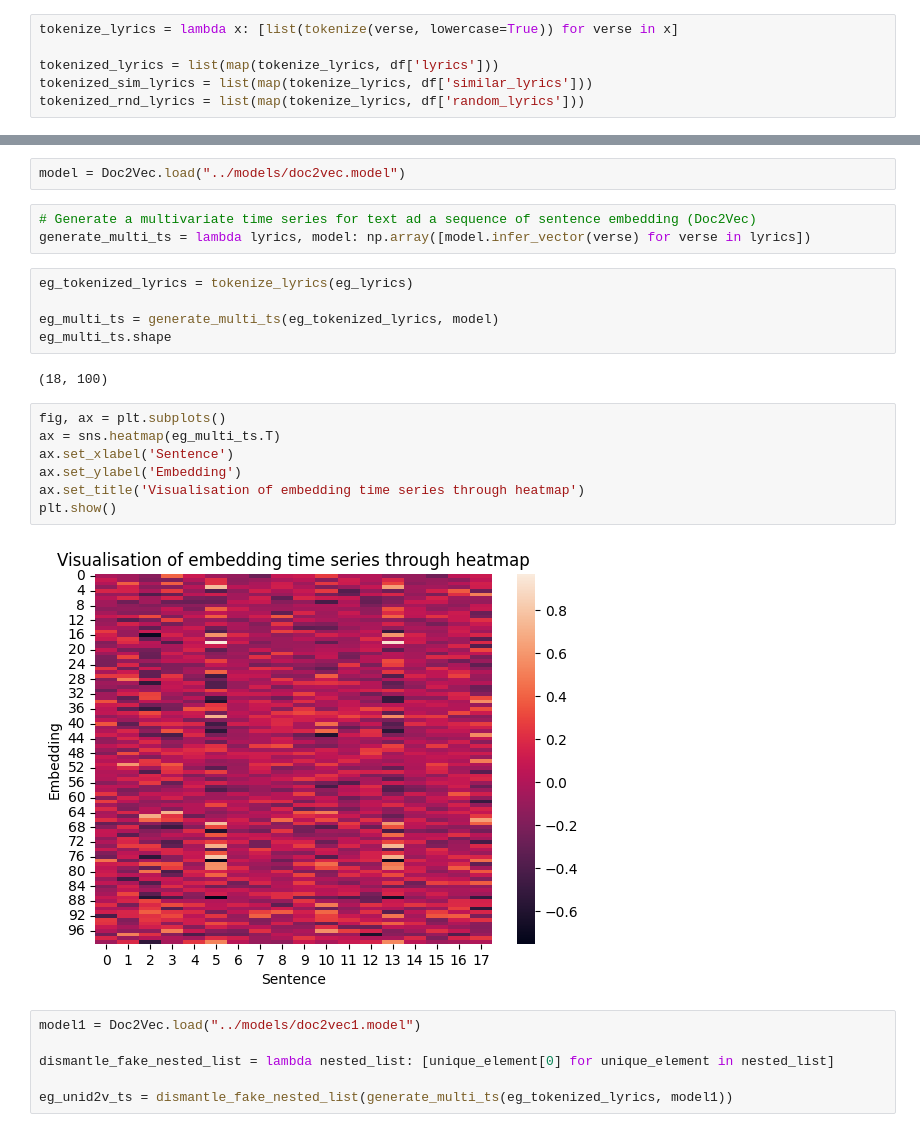
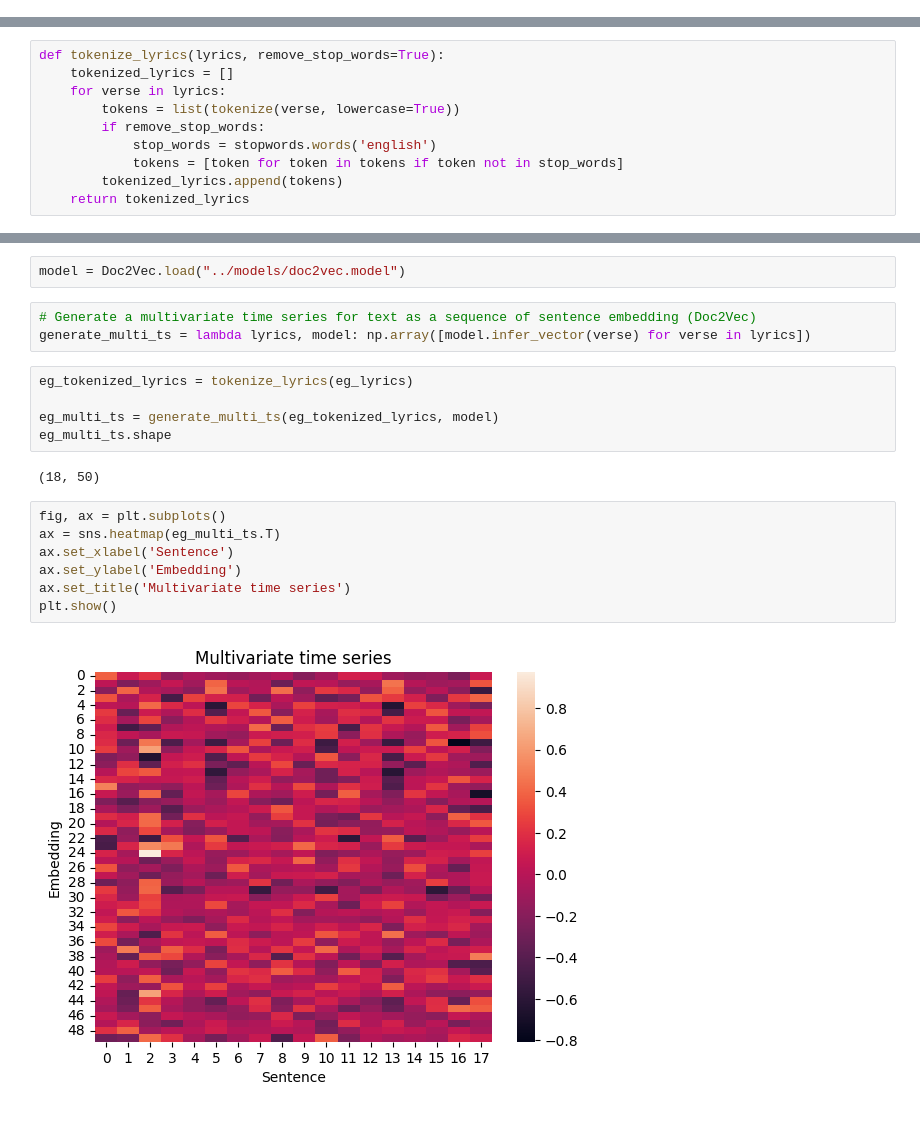
Before and after one commit to mattiapggioli/lyrics2ts, a Jupyter notebook: notebooks/embedding_ts_generation.ipynb, the cells around one changed output, grey strips where cells are left out. Saved outputs shown, nothing was run; the diff lists cells and outputs as text.

```diff
--- a/notebooks/embedding_ts_generation.ipynb
+++ b/notebooks/embedding_ts_generation.ipynb
@@ -257,8 +306,2 @@ ___
 # %% [markdown]
 ## Doc2Vec
-# %%
-tokenize_lyrics = lambda x: [list(tokenize(verse, lowercase=True)) for verse in x]
-
-tokenized_lyrics = list(map(tokenize_lyrics, df['lyrics']))
-tokenized_sim_lyrics = list(map(tokenize_lyrics, df['similar_lyrics']))
-tokenized_rnd_lyrics = list(map(tokenize_lyrics, df['random_lyrics']))
@@ -284,0 +308,10 @@ random.choice(tokenized_rnd_lyrics)
+# %%
+def tokenize_lyrics(lyrics, remove_stop_words=True):
+    tokenized_lyrics = []
+    for verse in lyrics:
+        tokens = list(tokenize(verse, lowercase=True))
+        if remove_stop_words:
+            stop_words = stopwords.words('english')
+            tokens = [token for token in tokens if token not in stop_words]
+        tokenized_lyrics.append(tokens)
+    return tokenized_lyrics
@@ -285,7 +339,7 @@ random.choice(tokenized_rnd_lyrics)
 # %%
 model = Doc2Vec.load("../models/doc2vec.model")
 # %%
-# Generate a multivariate time series for text ad a sequence of sentence embedding (Doc2Vec)
+# Generate a multivariate time series for text as a sequence of sentence embedding (Doc2Vec)
 generate_multi_ts = lambda lyrics, model: np.array([model.infer_vector(verse) for verse in lyrics])
 # %%
 eg_tokenized_lyrics = tokenize_lyrics(eg_lyrics)
@@ -293,19 +347,13 @@ eg_tokenized_lyrics = tokenize_lyrics(eg_lyrics)
 eg_multi_ts = generate_multi_ts(eg_tokenized_lyrics, model)
 eg_multi_ts.shape
 # %% [output]
-(18, 100)
+(18, 50)
 # %%
 fig, ax = plt.subplots()
 ax = sns.heatmap(eg_multi_ts.T)
 ax.set_xlabel('Sentence')
 ax.set_ylabel('Embedding')
-ax.set_title('Visualisation of embedding time series through heatmap')
+ax.set_title('Multivariate time series')
 plt.show()
 # %% [output]
-[figure, old version]
+[figure, new version]
-# %%
-model1 = Doc2Vec.load("../models/doc2vec1.model")
-
-dismantle_fake_nested_list = lambda nested_list: [unique_element[0] for unique_element in nested_list]
-
-eg_unid2v_ts = dismantle_fake_nested_list(generate_multi_ts(eg_tokenized_lyrics, model1))
```
Also changed, not shown: parts of 26 cells of this notebook, 4 other files.
